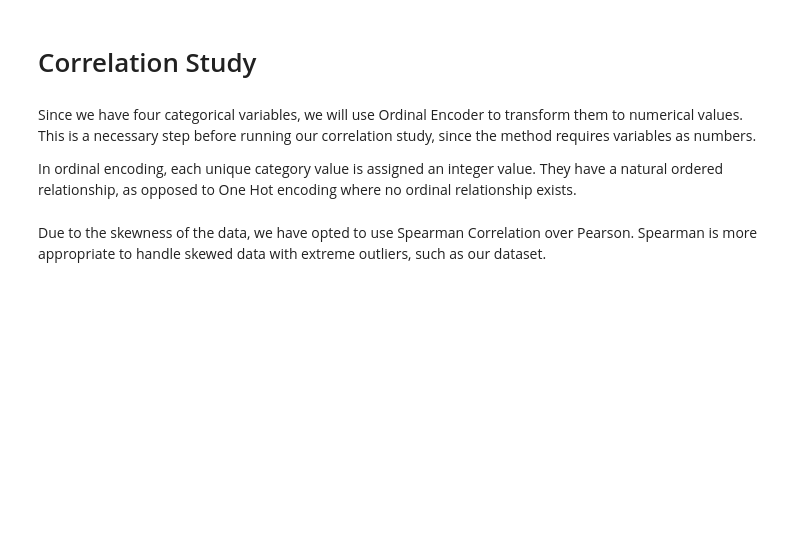
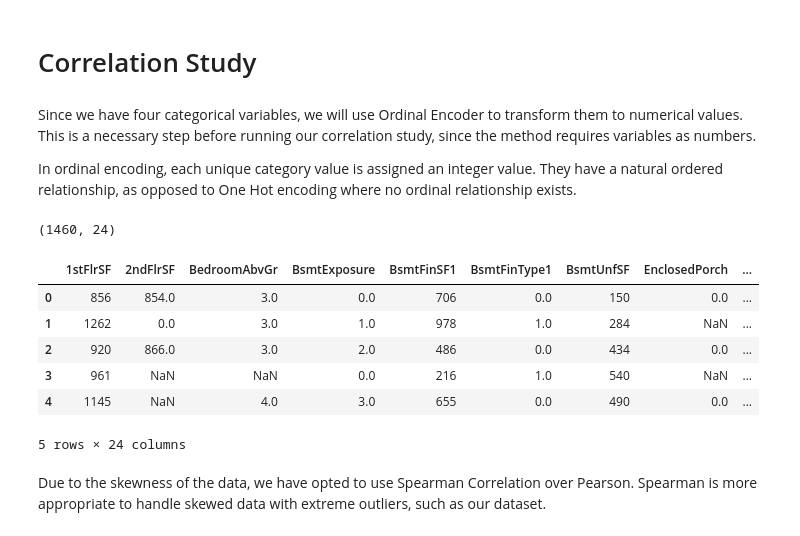
Before and after one commit to Rob-C-89/heritage-housing-issues-milestone, a Jupyter notebook: jupyter_notebooks/02 - Data Understanding.ipynb, the cells around one changed output. Drawn from its saved outputs; the diff is of its cells as text; code cells hidden in the pictures; blank space fills up the shorter version.

```diff
--- a/jupyter_notebooks/02 - Data Understanding.ipynb
+++ b/jupyter_notebooks/02 - Data Understanding.ipynb
@@ -74,17 +90,26 @@ In ordinal encoding, each unique category value is assigned an integer value. Th
 # %%
 from feature_engine.encoding import OrdinalEncoder
 
 
 encoder = OrdinalEncoder(
     encoding_method='arbitrary',
-    variables=['KitchenQual', 'BsmtExposure', 'BsmtFinType1', 'GarageFinish'],
+    variables=['BsmtFinType1', 'BsmtExposure', 'BsmtFinType1', 'GarageFinish'],
     missing_values='ignore'
 )
 
 
 df_encoded = encoder.fit_transform(df)
 print(df_encoded.shape)
 df_encoded.head(5)
+# %% [output]
+(1460, 24)
+|  | 1stFlrSF | 2ndFlrSF | BedroomAbvGr | BsmtExposure | BsmtFinSF1 | BsmtFinType1 | BsmtUnfSF | EnclosedPorch | ... |
+| 0 | 856 | 854.0 | 3.0 | 0.0 | 706 | 0.0 | 150 | 0.0 | ... |
+| 1 | 1262 | 0.0 | 3.0 | 1.0 | 978 | 1.0 | 284 | NaN | ... |
+| 2 | 920 | 866.0 | 3.0 | 2.0 | 486 | 0.0 | 434 | 0.0 | ... |
+| 3 | 961 | NaN | NaN | 0.0 | 216 | 1.0 | 540 | NaN | ... |
+| 4 | 1145 | NaN | 4.0 | 3.0 | 655 | 0.0 | 490 | 0.0 | ... |
+5 rows × 24 columns
 # %% [markdown]
 Due to the skewness of the data, we have opted to use Spearman Correlation over Pearson. Spearman is more appropriate to handle skewed data with extreme outliers, such as our dataset.
 # %%
```
Also changed, not shown: parts of 9 cells of this notebook, 3 other files.
